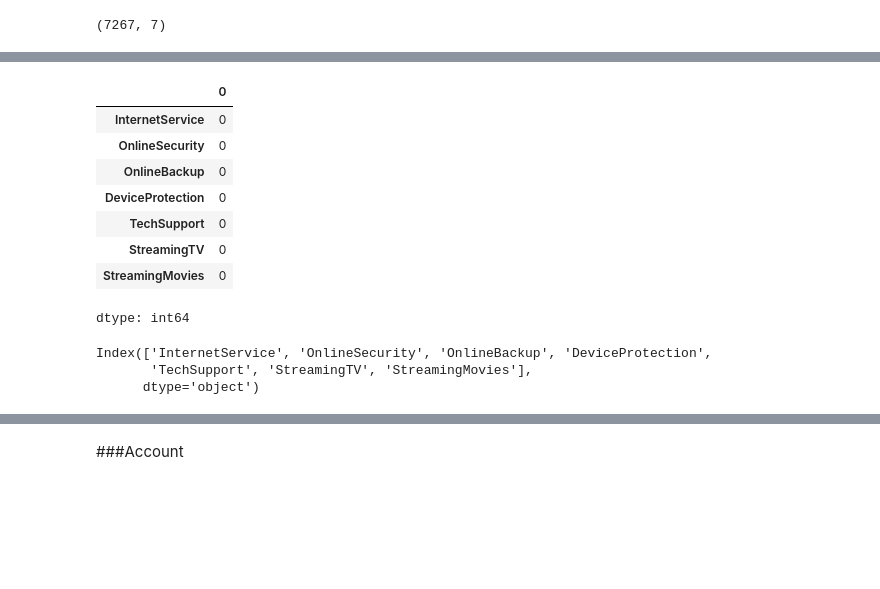
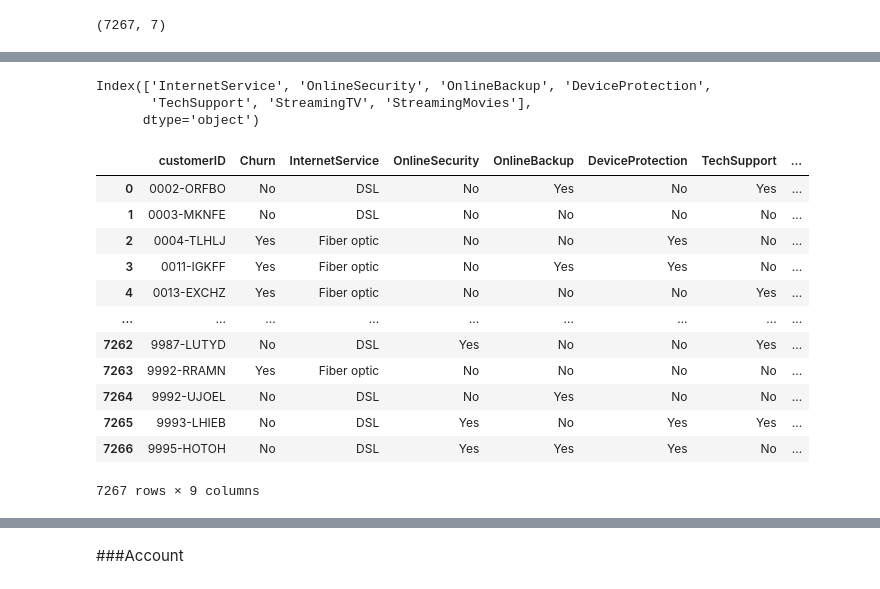
Before and after one commit to Ser2k2/challenge2-data-science-latam, a Jupyter notebook: TelecomX_LATAM.ipynb, the cells around one changed output, grey strips where cells are left out. Saved outputs shown, nothing was run; the diff lists cells and outputs as text; code cells hidden in the pictures; blank space fills up the shorter version.

```diff
--- a/TelecomX_LATAM.ipynb
+++ b/TelecomX_LATAM.ipynb
@@ -393,18 +374,25 @@ df_internet_N.isnull()
-# %%
-df_internet_N.isnull().sum()
-# %% [output]
-|  | 0 |
-| InternetService | 0 |
-| OnlineSecurity | 0 |
-| OnlineBackup | 0 |
-| DeviceProtection | 0 |
-| TechSupport | 0 |
-| StreamingTV | 0 |
-| StreamingMovies | 0 |
-dtype: int64
 # %%
 df_internet_N.columns
 # %% [output]
 Index(['InternetService', 'OnlineSecurity', 'OnlineBackup', 'DeviceProtection',
        'TechSupport', 'StreamingTV', 'StreamingMovies'],
       dtype='object')
+# %%
+#df_merged_internet = pd.concat([df_internet_N, df[['customerID', 'Churn']]], axis=1)
+df_merged_internet = pd.concat([df[['customerID', 'Churn']], df_internet_N], axis = 1)
+# %%
+df_merged_internet
+# %% [output]
+|  | customerID | Churn | InternetService | OnlineSecurity | OnlineBackup | DeviceProtection | TechSupport | ... |
+| 0 | 0002-ORFBO | No | DSL | No | Yes | No | Yes | ... |
+| 1 | 0003-MKNFE | No | DSL | No | No | No | No | ... |
+| 2 | 0004-TLHLJ | Yes | Fiber optic | No | No | Yes | No | ... |
+| 3 | 0011-IGKFF | Yes | Fiber optic | No | Yes | Yes | No | ... |
+| 4 | 0013-EXCHZ | Yes | Fiber optic | No | No | No | Yes | ... |
+| ... | ... | ... | ... | ... | ... | ... | ... | ... |
+| 7262 | 9987-LUTYD | No | DSL | Yes | No | No | Yes | ... |
+| 7263 | 9992-RRAMN | Yes | Fiber optic | No | No | No | No | ... |
+| 7264 | 9992-UJOEL | No | DSL | No | Yes | No | No | ... |
+| 7265 | 9993-LHIEB | No | DSL | Yes | No | Yes | Yes | ... |
+| 7266 | 9995-HOTOH | No | DSL | Yes | Yes | Yes | No | ... |
+7267 rows × 9 columns
```
Also changed, not shown: parts of 83 cells of this notebook.
